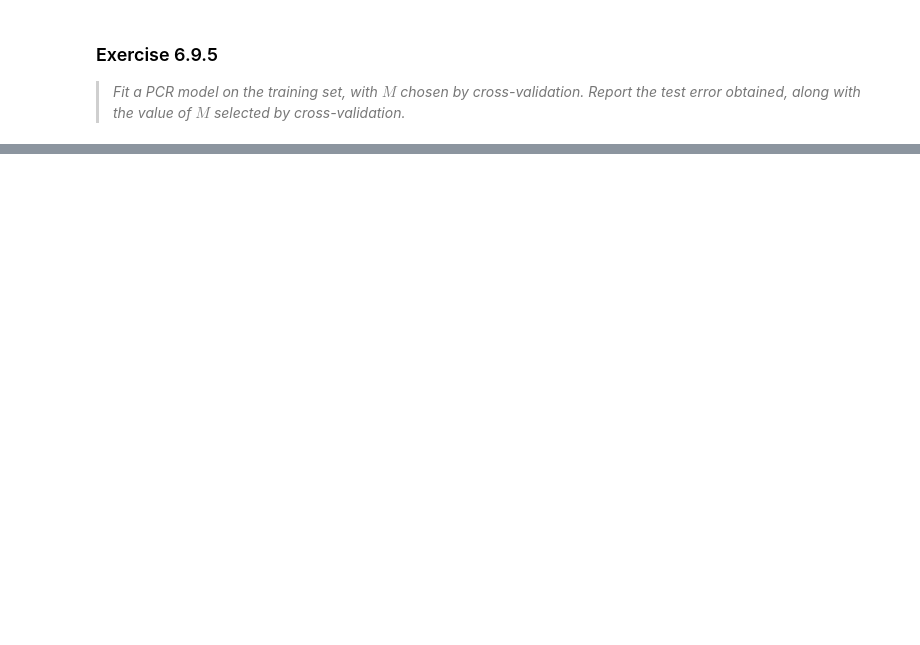
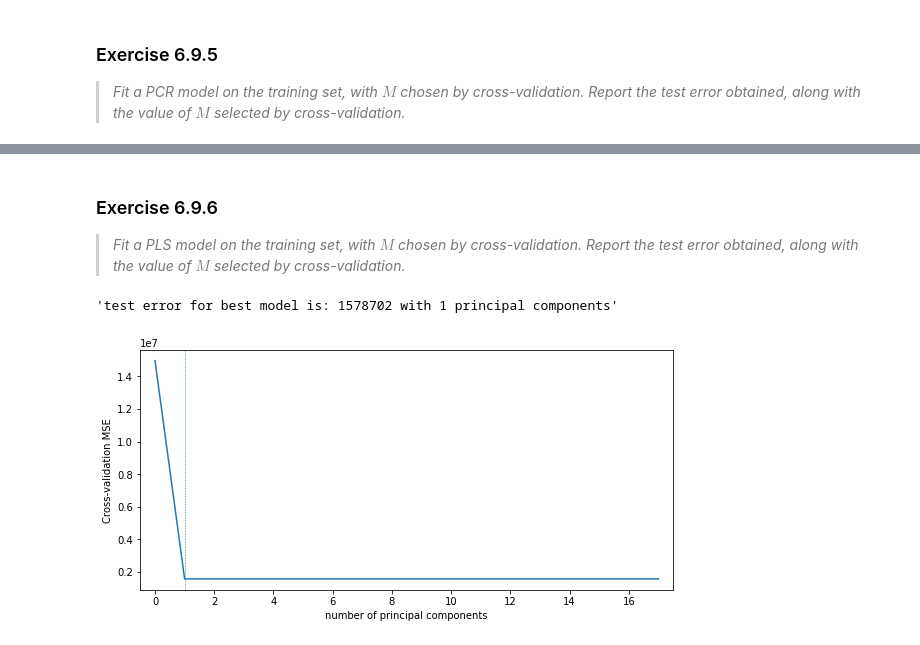
Before and after one commit to HerrBroekman/Python-solutions-for-An-Introduction-to-Statistical-Learning, a Jupyter notebook: Chapter6/Exercise09/6_9.ipynb, the cells around one changed output, grey strips where cells are left out. Cells and saved outputs as stored; diff of their text form; code cells hidden in the pictures; blank space fills up the shorter version.

Commit message:
Finished Exercise 6.9.

```diff
--- a/Chapter6/Exercise09/6_9.ipynb
+++ b/Chapter6/Exercise09/6_9.ipynb
@@ -199,0 +231,42 @@ f"test error for best model is: {df_lasso_results[df_lasso_results['lambda'] ==
+# %% [markdown]
+<h3>Exercise 6.9.6</h3>
+<blockquote>
+    <i>Fit a PLS model on the training set, with $M$ chosen by cross-validation. Report the test error obtained, along with the value of $M$ selected by cross-validation.</i>
+</blockquote>
+# %%
+stop = df_X.shape[1]
+num = df_X.shape[1] + 1
+start = 0
+m_components_arr = np.linspace(start=start, stop=stop, num=num, dtype=int)
+mse_arr = np.empty(shape=m_components_arr.shape)
+for index, m_components in enumerate(m_components_arr):
+    if index == 0:
+        Y_mean = df_Y.mean().iloc[0]
+        mse_arr[index] = np.sum((df_Y - Y_mean)**2).iloc[0] / n
+        continue
+
+    pls = PLSRegression(n_components=3)
+    _ = pls.fit(X_train, df_Y_train)
+    Y_pred = pls.predict(X_test)
+    mse_arr[index] = mean_squared_error(df_Y_test, Y_pred)
+
+df_pls_results = pd.DataFrame({
+    'M': m_components_arr,
+    'MSE': mse_arr,
+})
+m_min_mse = df_pls_results.loc[df_pls_results['MSE'].idxmin()].loc['M']
+
+numberOfSubplots = 1
+fig, ax1 = plt.subplots(1, numberOfSubplots, constrained_layout=True, figsize=(8*numberOfSubplots, 4))
+
+_ = df_pls_results.plot(x='M', y='MSE', ax=ax1, legend=None)
+_ = ax1.axvline(x=m_min_mse, linestyle='dashed', linewidth=0.5)
+_ = ax1.set_ylabel('Cross-validation MSE')
+_ = ax1.set_xlabel('number of principal components')
+_ = ax1.set_xlim((-0.5, stop + 0.5))
+
+results['pls'] = df_pls_results[df_pls_results['M'] == m_min_mse]['MSE'].iloc[0]
+f"test error for best model is: {results['pls']:.0f} with {m_min_mse:.0f} principal components"
+# %% [output]
+'test error for best model is: 1578702 with 1 principal components'
+[figure, added]
```
Also changed, not shown: parts of 8 cells of this notebook, 1 other file.
